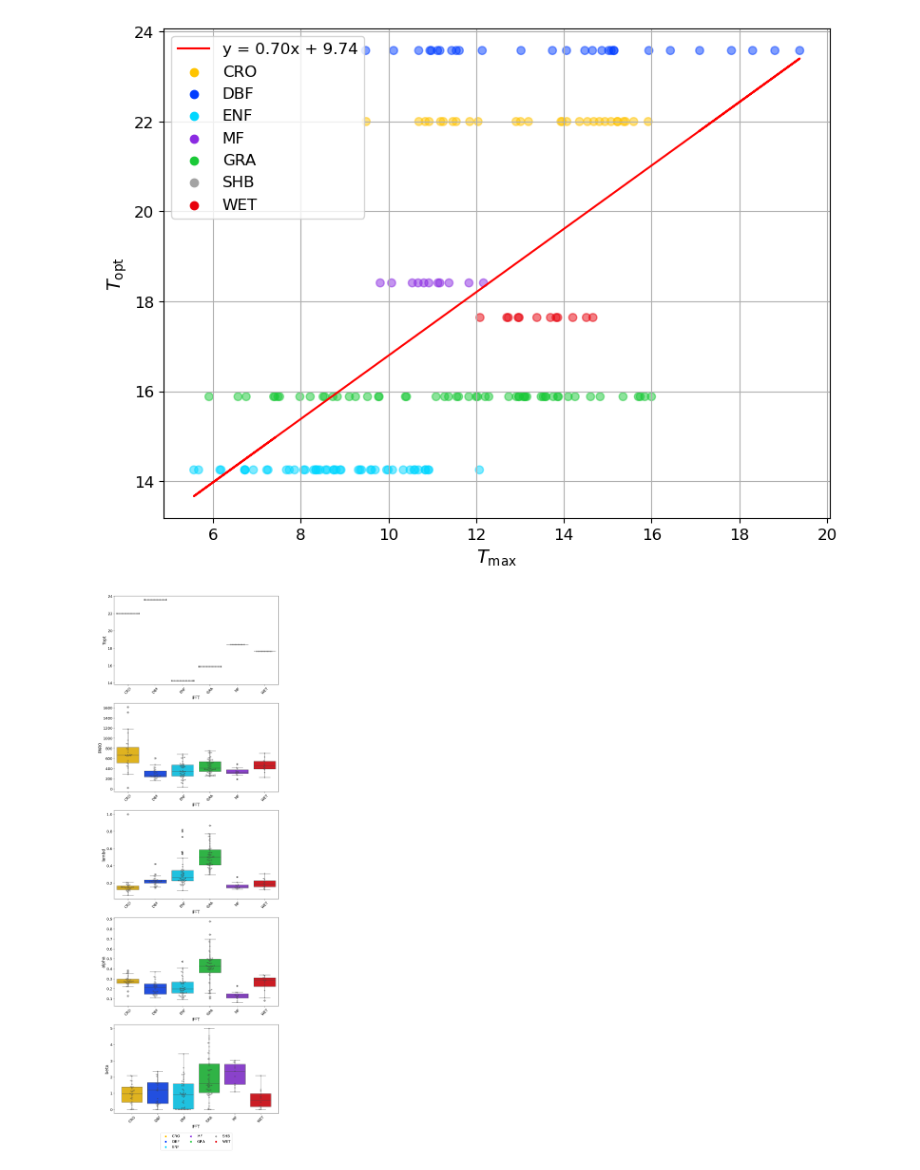
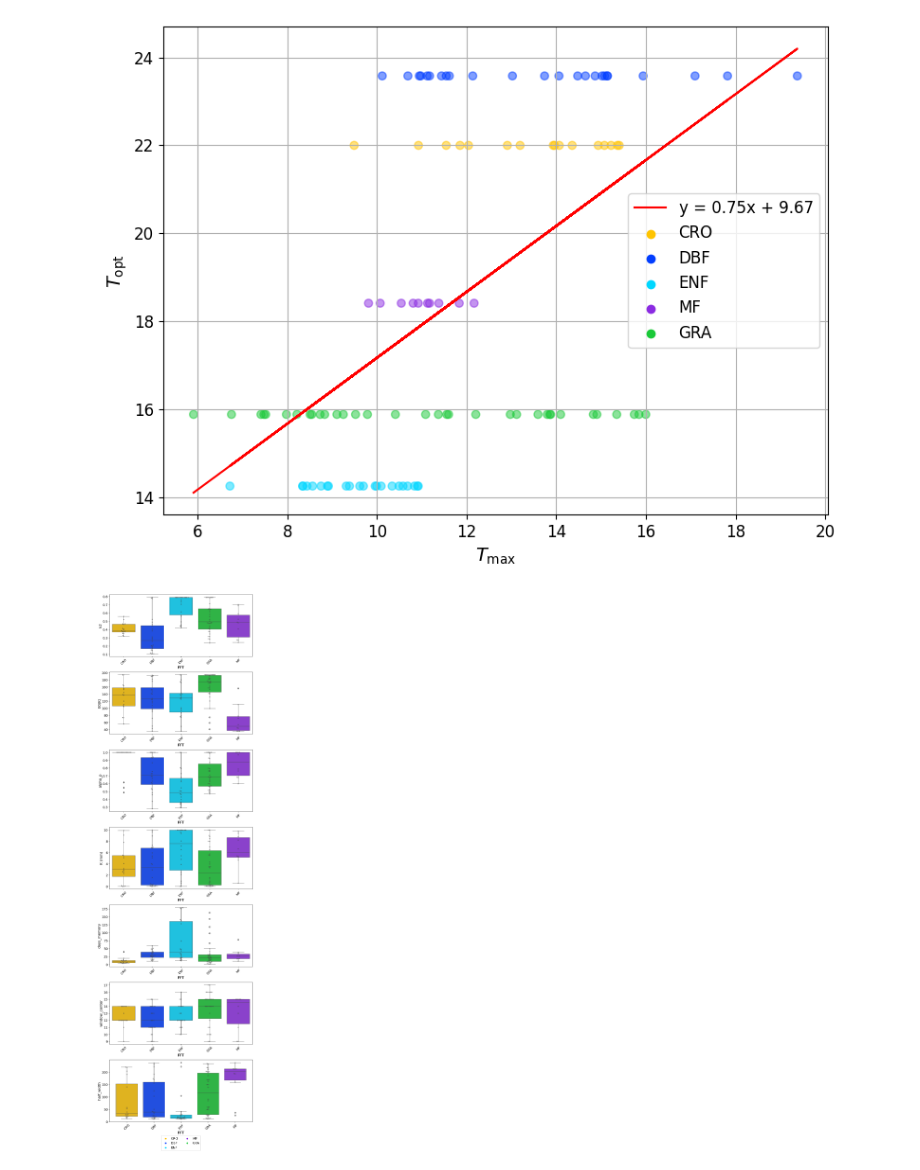
Before and after one commit to mareitzef/VPRM_tools, a Jupyter notebook: plots_for_VPRM_from_excel.ipynb, the cells around one changed output. Saved outputs shown, nothing was run; the diff lists cells and outputs as text; code cells hidden in the pictures.

```diff
--- a/plots_for_VPRM_from_excel.ipynb
+++ b/plots_for_VPRM_from_excel.ipynb
@@ -5,15 +5,17 @@ import matplotlib.pyplot as plt
 import os
 import numpy as np
 
-version = "V18"
-iterations = "200"
+version = "V20"
+iterations = "10"
 R2_lt_zero = True # test so see results for R2_lt_zero - default: True (deletes sites below zero R2)
 
-for CO2_parametrization in ["old"]: # "migli","old","new"
+for CO2_parametrization in ["migli"]: # "migli","old","new"
     for region in ["Alps"]: # ,"Europe"
         run_ID = region+"_VPRM_optimized_params_diff_evo_"+version+"_"+iterations
-        base_path = "/home/madse/Downloads/Fluxnet_Data/all_tuned_params/" + run_ID
-        print(f"processing {run_ID}")
+        # base_path = "/home/madse/Downloads/Fluxnet_Data/all_tuned_params/" + run_ID
+        # print(f"processing {run_ID}")
+        base_path = "/scratch/c7071034/DATA/Fluxnet2015/Alps/"
+
         if CO2_parametrization == "migli":
             print(f"for CO2_parametrization of Migliavacca")
         else:
@@ -81,8 +83,8 @@ for CO2_parametrization in ["old"]: # "migli","old","new"
             'ENF': color_palette[9],
             'MF': color_palette[4],
             'GRA': color_palette[2],
-            'SHB': color_palette[7],
-            'WET': color_palette[3]
+            # 'SHB': color_palette[7],
+            # 'WET': color_palette[3]
         }
         df_parameters_nn = df_parameters_nn[df_parameters_nn["Topt"] < 1 ]
 
@@ -125,7 +127,7 @@ for CO2_parametrization in ["old"]: # "migli","old","new"
             + "_"
             + run_ID
             + str_R2_lt_zero
-            + ".eps",
+            + ".png",
             dpi=300,
             bbox_inches="tight",
         )
@@ -159,7 +161,7 @@ for CO2_parametrization in ["old"]: # "migli","old","new"
             + "_"
             + run_ID
             + str_R2_lt_zero
-            + ".eps",
+            + ".png",
             dpi=300,
             bbox_inches="tight",
         )
@@ -180,7 +182,6 @@ for CO2_parametrization in ["old"]: # "migli","old","new"
             ]
         elif CO2_parametrization == "old":
             parameters_to_plot = [
-                "Topt",
                 "PAR0",
                 "lambd",
                 "alpha",
@@ -192,8 +193,9 @@ for CO2_parametrization in ["old"]: # "migli","old","new"
                         "E0(K)",
                         "alpha_p",
                         "K (mm)",
-                        "PAR0",
-                        "lambd",
+                        "days_memory",
+                        "window_center",
+                        "half_width",
             ]
         # Define the color palette and the PFT color mapping
 
@@ -208,10 +210,10 @@ for CO2_parametrization in ["old"]: # "migli","old","new"
             fig, axes = plt.subplots(nrows=4, ncols=3, figsize=(15, 20))
             font_size = 12
         elif CO2_parametrization == "old":
-            fig, axes = plt.subplots(nrows=5, ncols=1, figsize=(10, 30))
+            fig, axes = plt.subplots(nrows=4, ncols=1, figsize=(10, 20))
             font_size = 14
         elif CO2_parametrization == "migli":
-            fig, axes = plt.subplots(nrows=3, ncols=2, figsize=(10, 20))
+            fig, axes = plt.subplots(nrows=7, ncols=1, figsize=(10, 35))
             font_size = 14
 
         axes = axes.flatten()
@@ -240,7 +242,7 @@ for CO2_parametrization in ["old"]: # "migli","old","new"
             + "_"
             + run_ID
             + str_R2_lt_zero
-            + ".eps",
+            + ".png",
             dpi=300,
             bbox_inches="tight",
         )
@@ -254,10 +256,10 @@ for CO2_parametrization in ["old"]: # "migli","old","new"
         if CO2_parametrization == "new":
             fig, axes = plt.subplots(nrows=4, ncols=3, figsize=(15, 20))
         elif CO2_parametrization == "old":
-            fig, axes = plt.subplots(nrows=5, ncols=1, figsize=(10, 30))
+            fig, axes = plt.subplots(nrows=4, ncols=1, figsize=(10, 20))
             font_size = 14
         elif CO2_parametrization == "migli":
-            fig, axes = plt.subplots(nrows=3, ncols=2, figsize=(10, 20))
+            fig, axes = plt.subplots(nrows=7, ncols=1, figsize=(10, 35))
             font_size = 14
         axes = axes.flatten()
 
@@ -271,6 +273,7 @@ for CO2_parametrization in ["old"]: # "migli","old","new"
             axes[i].tick_params(axis='both', which='major', labelsize=font_size)
             if CO2_parametrization == "new":
                 axes[i].tick_params(axis='x', which='major', labelsize=font_size-5)
+
 
         # Create legend handles
         handles = []
@@ -287,7 +290,7 @@ for CO2_parametrization in ["old"]: # "migli","old","new"
             + "_"
             + run_ID
             + str_R2_lt_zero
-            + ".eps",
+            + ".png",
             dpi=300,
             bbox_inches="tight",
         )
@@ -311,6 +314,10 @@ for CO2_parametrization in ["old"]: # "migli","old","new"
         pivoted_mean = mean_median_df.pivot(index='Parameter', columns='PFT', values='Mean')
         pivoted_median = mean_median_df.pivot(index='Parameter', columns='PFT', values='Median')
 
+        # Adding a column with the mean of all PFTs
+        pivoted_mean['Mean_All_PFTs'] = df_parameters[parameters_to_plot].mean()
+        pivoted_median['Median_All_PFTs'] = df_parameters[parameters_to_plot].median()
+
         # Exporting to CSV
         pivoted_mean.to_csv(base_path + "/"+region+"_parameters_mean_"+ CO2_parametrization+ "_"+run_ID+str_R2_lt_zero+".csv")
         pivoted_median.to_csv(base_path + "/"+region+"_parameters_median_"+ CO2_parametrization+ "_"+run_ID+str_R2_lt_zero+".csv")
@@ -331,10 +338,10 @@ for CO2_parametrization in ["old"]: # "migli","old","new"
         mean_median_df = pd.concat(dfs_to_concat, ignore_index=True)
         mean_median_df.to_excel(base_path + "/mean_median_R2_RMSE_"+ CO2_parametrization+ "_"+run_ID+str_R2_lt_zero+".xlsx", index=False)
 
-        # parameters_to_plot = ['R2_GPP', 'RMSE_GPP', 'R2_Reco', 'RMSE_Reco','R2_NEE', 'RMSE_NEE']
-        parameters_to_plot = ['R2_GPP', 'RMSE_GPP', 'MAE_GPP', 'R2_Reco', 'RMSE_Reco', 'MAE_Reco', 'R2_NEE', 'RMSE_NEE', 'MAE_NEE']
+        parameters_to_plot = ['R2_GPP', 'R2_Reco', 'R2_NEE']
+        # parameters_to_plot = ['R2_GPP', 'RMSE_GPP', 'MAE_GPP', 'R2_Reco', 'RMSE_Reco', 'MAE_Reco', 'R2_NEE', 'RMSE_NEE', 'MAE_NEE']
 
-        fig, axes = plt.subplots(nrows=3, ncols=3, figsize=(10, 15))
+        fig, axes = plt.subplots(nrows=1, ncols=3, figsize=(10, 5))
         axes = axes.flatten()
 
         for i, parameter in enumerate(parameters_to_plot):
@@ -356,7 +363,7 @@ for CO2_parametrization in ["old"]: # "migli","old","new"
             + "_"
             + run_ID
             + str_R2_lt_zero
-            + ".eps",
+            + ".png",
             dpi=300,
             bbox_inches="tight",
         )
@@ -386,2 +392,2 @@ The PostScript backend does not support transparency; partially transparent arti
-[figure, old version]
+[figure, new version]
-[figure, old version]
+[figure, new version]
```
Also changed, not shown: parts of 1 cell of this notebook, 5 other files.
